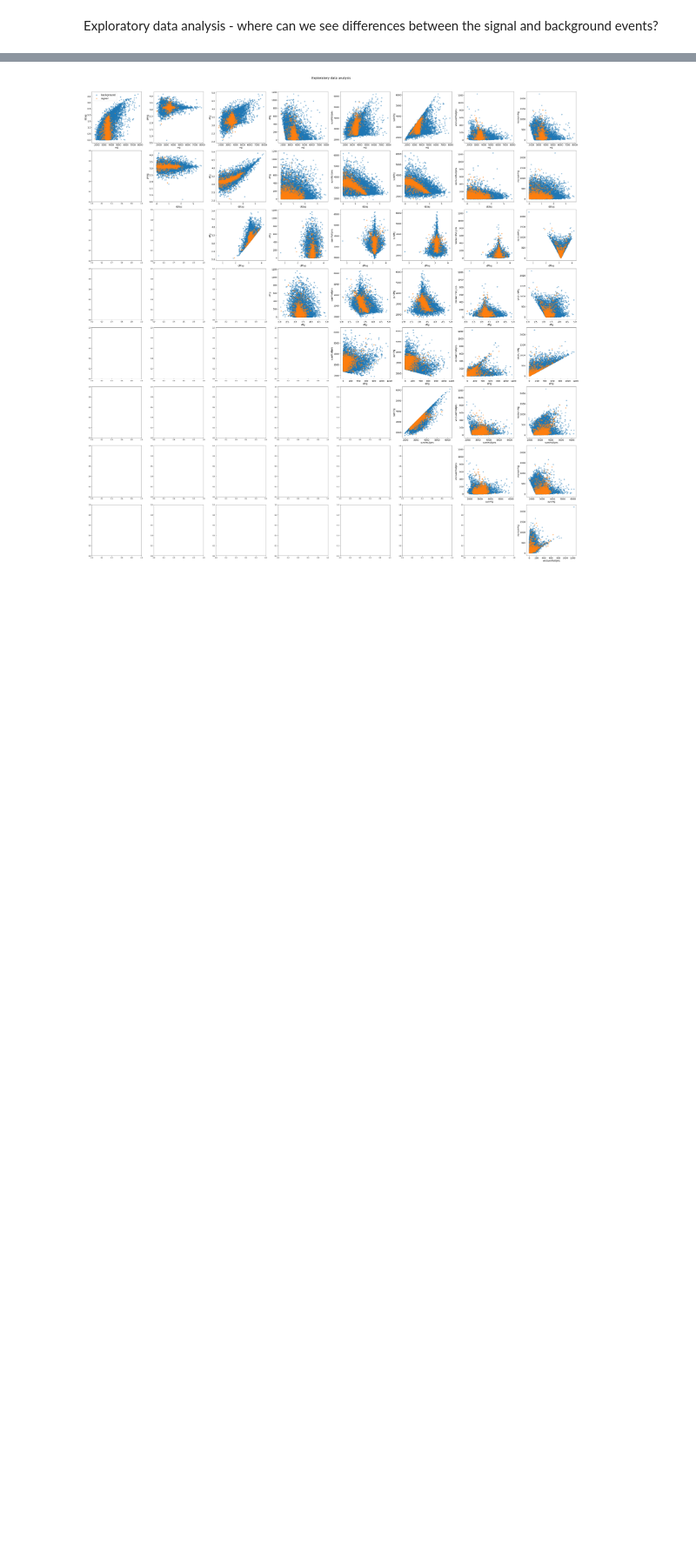
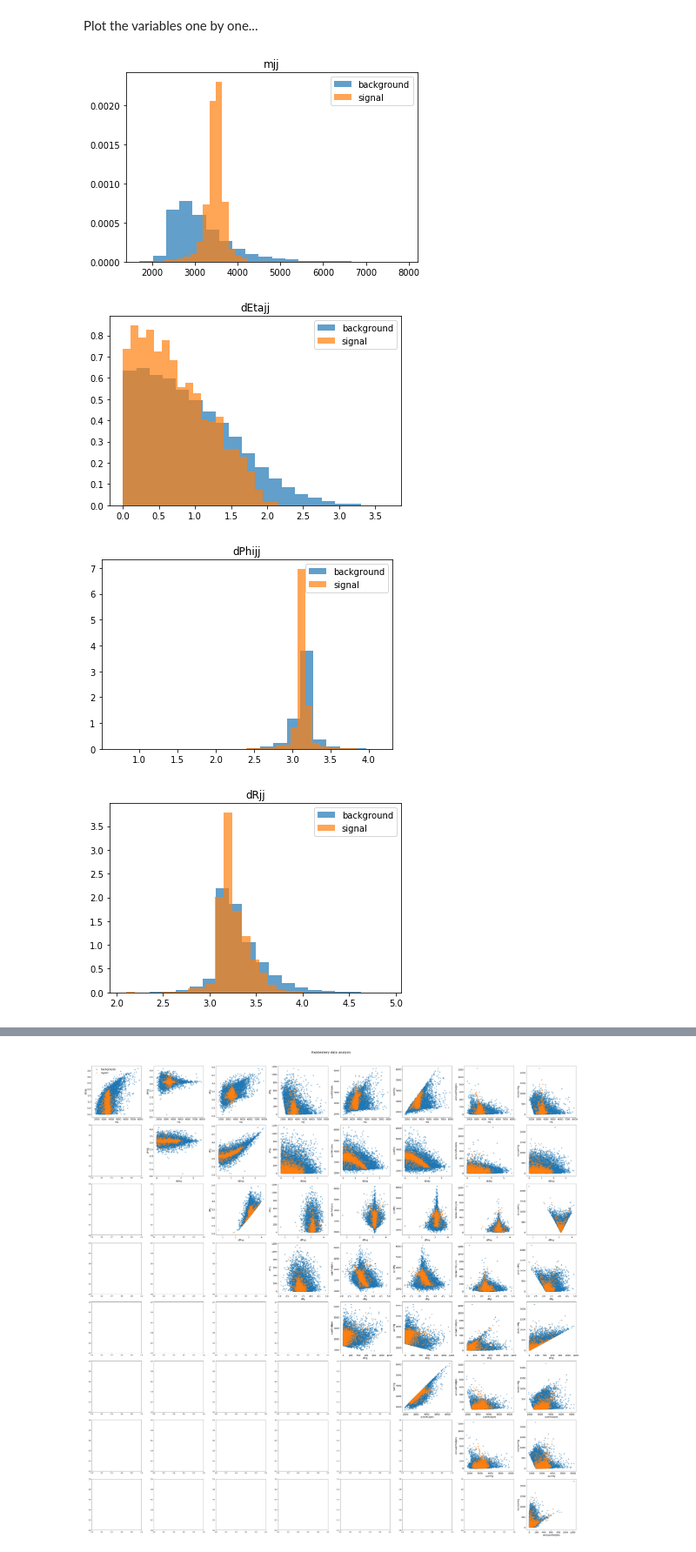
Before and after one commit to ezeeEric/LHCOlymp, a Jupyter notebook: notebooks/EDA.ipynb, the cells around one changed output, grey strips where cells are left out. Shown at 87% size. Cells and saved outputs as stored; diff of their text form; code cells hidden in the pictures; blank space fills up the shorter version.

Commit message:
Added histograms.

```diff
--- a/notebooks/EDA.ipynb
+++ b/notebooks/EDA.ipynb
@@ -38,5 +36,18 @@ df[df['isSignal'] == 1].describe()
 | 50% | 9958.000000 | 1.0 | 3492.605924 | 0.638602 | 3.140931 | 3.216508 | 73.761939 | 3285.214853 | 3199.169433 | ... |
 | 75% | 14717.000000 | 1.0 | 3587.290606 | 1.064596 | 3.163793 | 3.339386 | 133.603154 | 3469.324034 | 3377.686239 | ... |
 | max | 19997.000000 | 1.0 | 4683.687923 | 2.152715 | 3.853149 | 4.010953 | 910.220073 | 5434.477183 | 4466.923721 | ... |
-# %% [markdown]
-Exploratory data analysis - where can we see differences between the signal and background events?
+# %% [markdown]
+Plot the variables one by one...
+# %%
+for param in range(background_array.shape[1]):
+    plt.hist(background_array[:, param], label='background', alpha=0.7, density=True, bins=20)
+    plt.hist(signal_array[:, param], label='signal', alpha=0.7, density=True, bins=20)
+    plt.legend(loc='upper right')
+    plt.title(f"{df.columns[param+3]}")
+    plt.show()
+    print()
+# %% [output]
+[figure, added]
+[figure, added]
+[figure, added]
+[figure, added]
```
Also changed, not shown: parts of 6 cells of this notebook.
